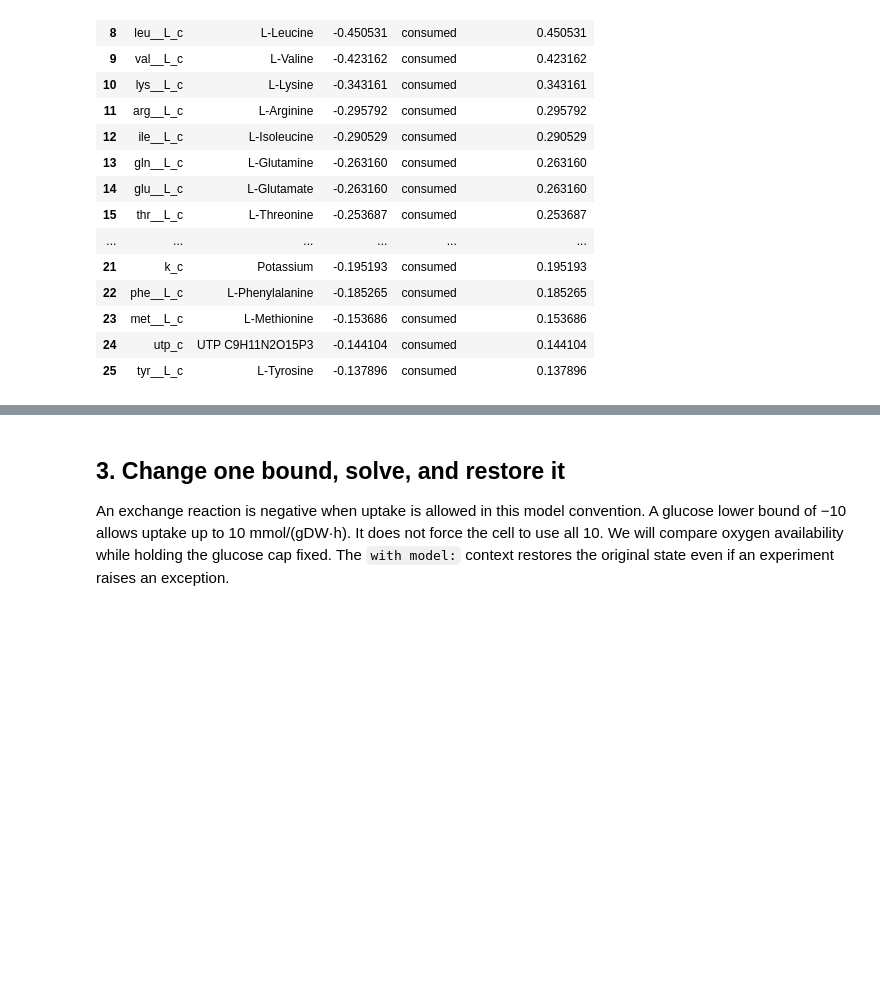
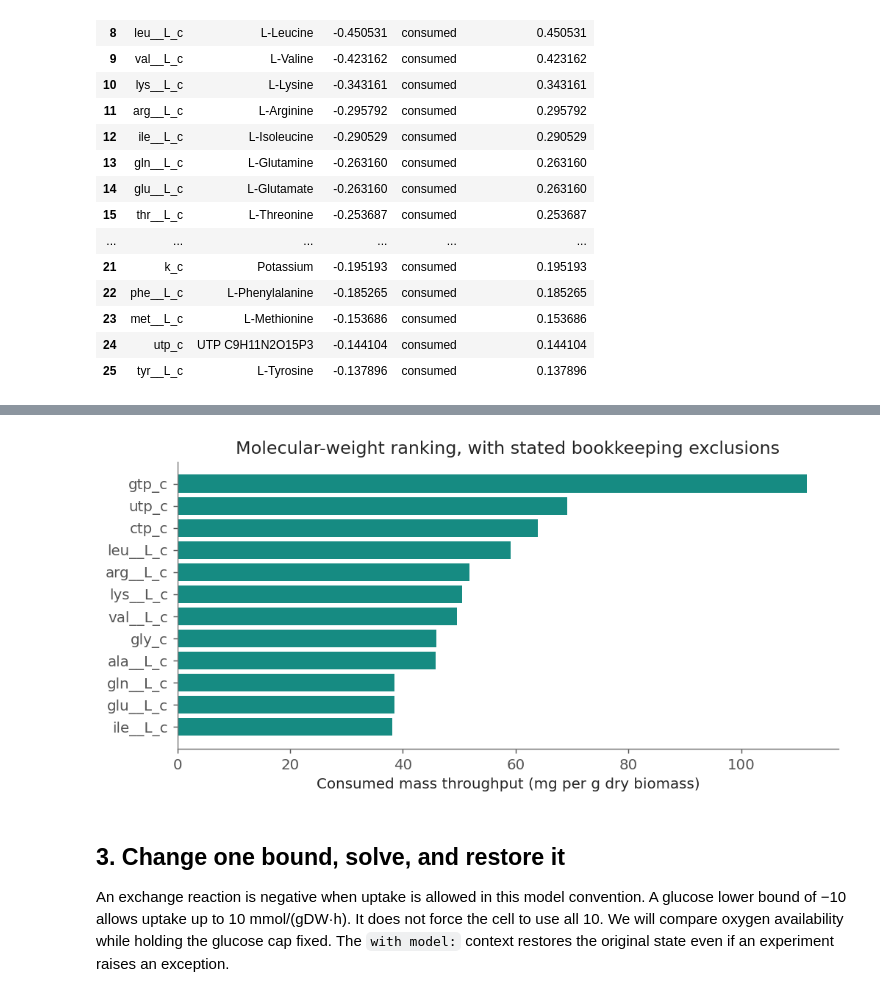
Before and after one commit to chemaoxfz/chemaoxfz.github.io, a Jupyter notebook: assets/ccbs/2026fall/demo-assets/lecture13/lecture13-live.ipynb, the cells around one changed output, grey strips where cells are left out. Drawn from its saved outputs; the diff is of its cells as text; code cells hidden in the pictures; blank space fills up the shorter version.

```diff
--- a/assets/ccbs/2026fall/demo-assets/lecture13/lecture13-live.ipynb
+++ b/assets/ccbs/2026fall/demo-assets/lecture13/lecture13-live.ipynb
@@ -148,0 +165,17 @@ display(biomass.query('coefficient < 0').loc[lambda t: ~t.id.isin(energy_bookkee
+# %%
+mass = pd.DataFrame([
+    {'id':met.id, 'name':met.name, 'coefficient_mmol_gDW':coefficient,
+     'molecular_weight_g_mol':met.formula_weight,
+     'signed_mass_g_gDW':coefficient * met.formula_weight / 1000}
+    for met, coefficient in biomass_reaction.metabolites.items()
+])
+mass['absolute_mass_g_gDW'] = mass.signed_mass_g_gDW.abs()
+mass = mass.sort_values('absolute_mass_g_gDW', ascending=False)
+display(mass.head(12))
+consumed = -mass.loc[mass.signed_mass_g_gDW < 0, 'signed_mass_g_gDW'].sum()
+produced = mass.loc[mass.signed_mass_g_gDW > 0, 'signed_mass_g_gDW'].sum()
+print(f'Gross consumed: {consumed:.6f}; gross produced: {produced:.6f} g/gDW')
+print(f'Net material retained: {consumed-produced:.6f} g/gDW')
+assert abs(consumed-produced-1) < 1e-4
+display(mass.set_index('id').loc[['gly_c','leu__L_c','kdo2lipid4_e','murein5px4p_p']])
+mass.to_csv(HERE / 'data/biomass-mass-ranked.csv', index=False)
@@ -149,3 +208,17 @@ display(biomass.query('coefficient < 0').loc[lambda t: ~t.id.isin(energy_bookkee
+# %%
+exclude_turnover = True
+view = mass.loc[mass.signed_mass_g_gDW < 0].copy()
+if exclude_turnover:
+    view = view.loc[~view.id.isin({'atp_c','adp_c','h2o_c','h_c','pi_c','ppi_c'})]
+view = view.head(12).sort_values('absolute_mass_g_gDW')
+fig, ax = plt.subplots(figsize=(8,4))
+ax.barh(view.id, 1000 * view.absolute_mass_g_gDW, color='#168b82')
+ax.set_xlabel('Consumed mass throughput (mg per g dry biomass)')
+ax.set_title('Molecular-weight ranking, with stated bookkeeping exclusions')
+fig.tight_layout()
+plt.show()
+# %% [output]
+[figure, added]
 # %% [markdown]
 ## 3. Change one bound, solve, and restore it
 
```
Also changed, not shown: parts of 54 cells of this notebook, 3 other files.
